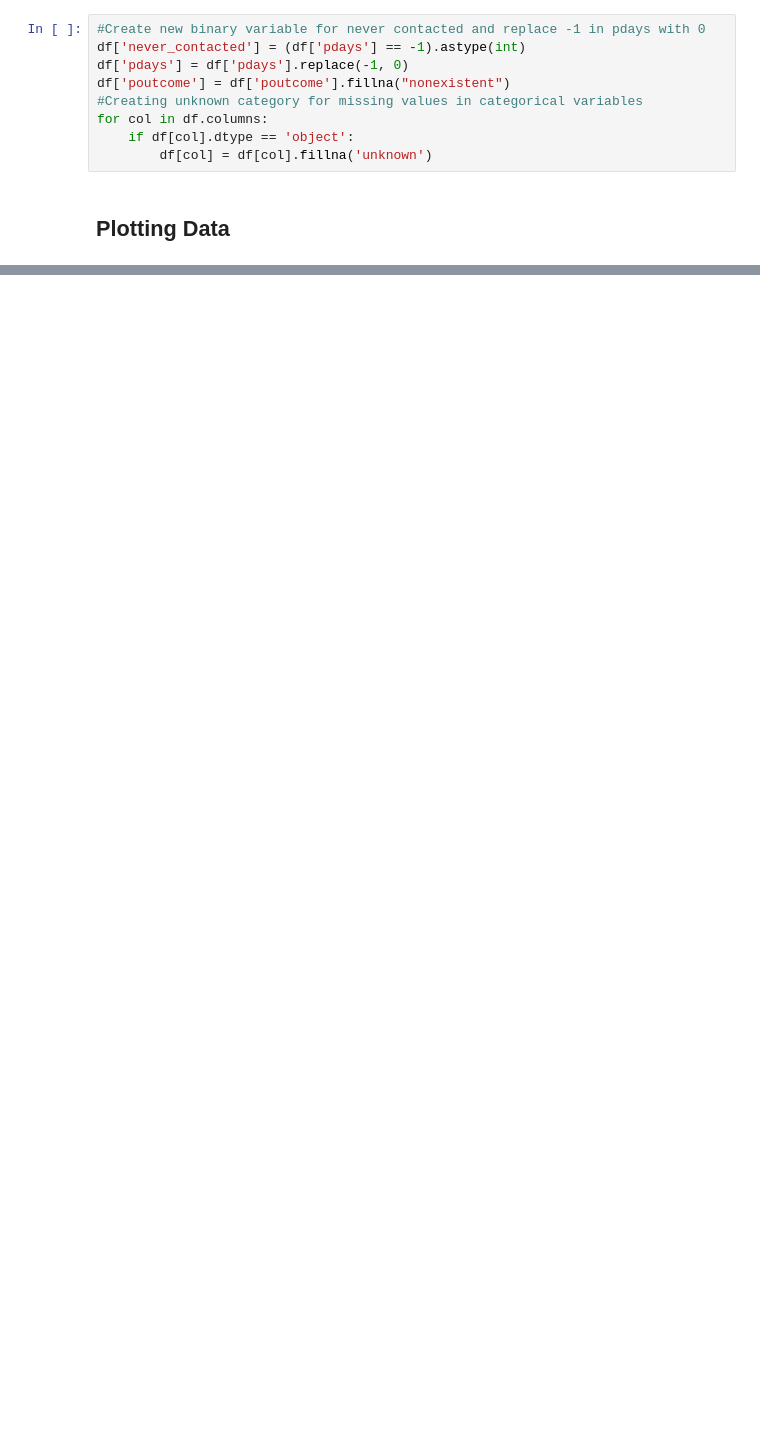
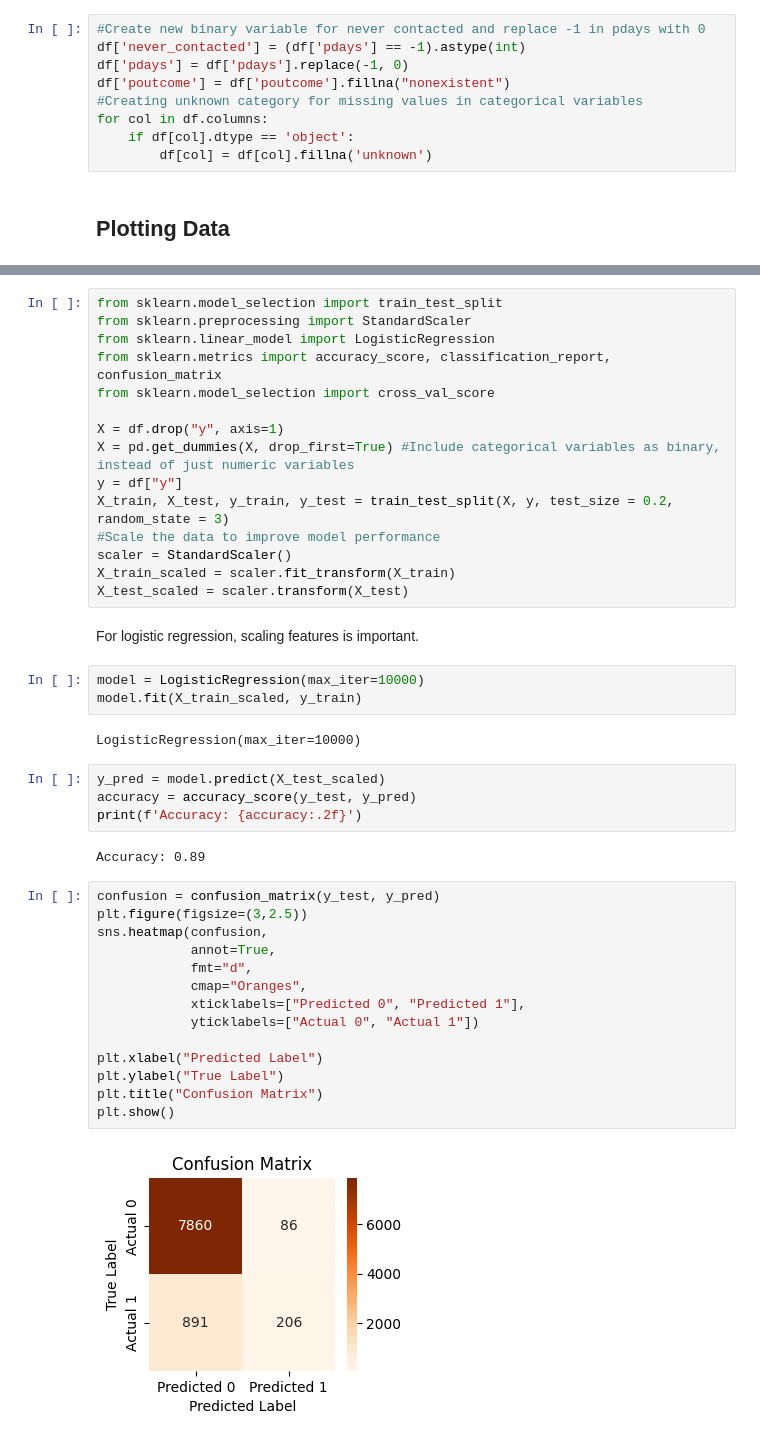
Before and after one commit to AaronVillegas5/uci-bank-marketing-analysis, a Jupyter notebook: bank_marketing_project.ipynb, the cells around one changed output, grey strips where cells are left out. Saved outputs shown, nothing was run; the diff lists cells and outputs as text; blank space fills up the shorter version.

```diff
--- a/bank_marketing_project.ipynb
+++ b/bank_marketing_project.ipynb
@@ -94,0 +111,44 @@ See https://pandas.pydata.org/docs/user_guide/migration-3-strings.html#string-mi
+# %%
+from sklearn.model_selection import train_test_split
+from sklearn.preprocessing import StandardScaler
+from sklearn.linear_model import LogisticRegression
+from sklearn.metrics import accuracy_score, classification_report, confusion_matrix
+from sklearn.model_selection import cross_val_score
+
+X = df.drop("y", axis=1)
+X = pd.get_dummies(X, drop_first=True) #Include categorical variables as binary, instead of just numeric variables
+y = df["y"]
+X_train, X_test, y_train, y_test = train_test_split(X, y, test_size = 0.2, random_state = 3)
+#Scale the data to improve model performance
+scaler = StandardScaler()
+X_train_scaled = scaler.fit_transform(X_train)
+X_test_scaled = scaler.transform(X_test)
+# %% [markdown]
+For logistic regression, scaling features is important.
+# %%
+model = LogisticRegression(max_iter=10000)
+model.fit(X_train_scaled, y_train)
+# %% [output]
+LogisticRegression(max_iter=10000)
+# %%
+y_pred = model.predict(X_test_scaled)
+accuracy = accuracy_score(y_test, y_pred)
+print(f'Accuracy: {accuracy:.2f}')
+# %% [output]
+Accuracy: 0.89
+# %%
+confusion = confusion_matrix(y_test, y_pred)
+plt.figure(figsize=(3,2.5))
+sns.heatmap(confusion,
+            annot=True,
+            fmt="d",
+            cmap="Oranges",
+            xticklabels=["Predicted 0", "Predicted 1"],
+            yticklabels=["Actual 0", "Actual 1"])
+
+plt.xlabel("Predicted Label")
+plt.ylabel("True Label")
+plt.title("Confusion Matrix")
+plt.show()
+# %% [output]
+[figure, added]
```
Also changed, not shown: parts of 13 cells of this notebook, 1 other file.
